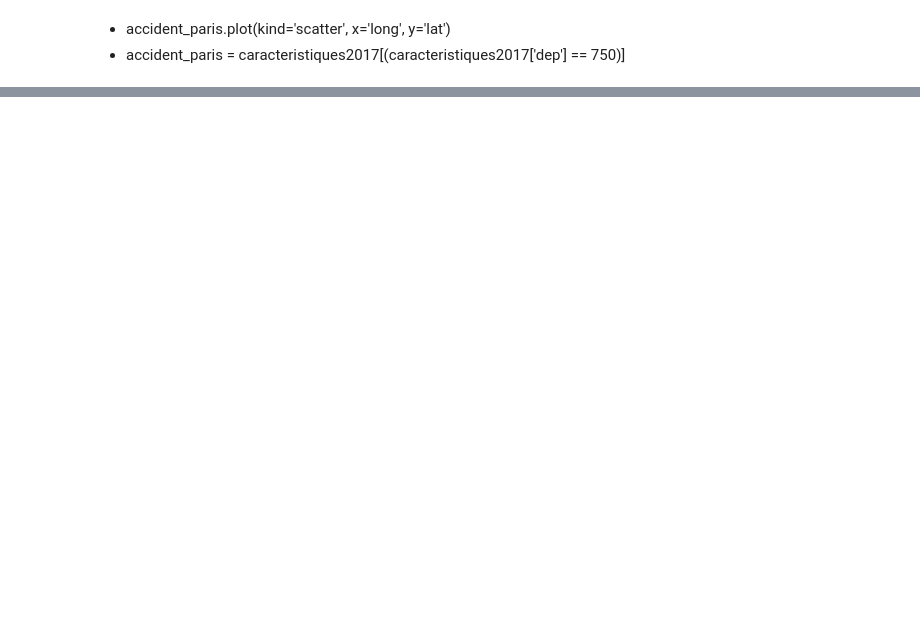
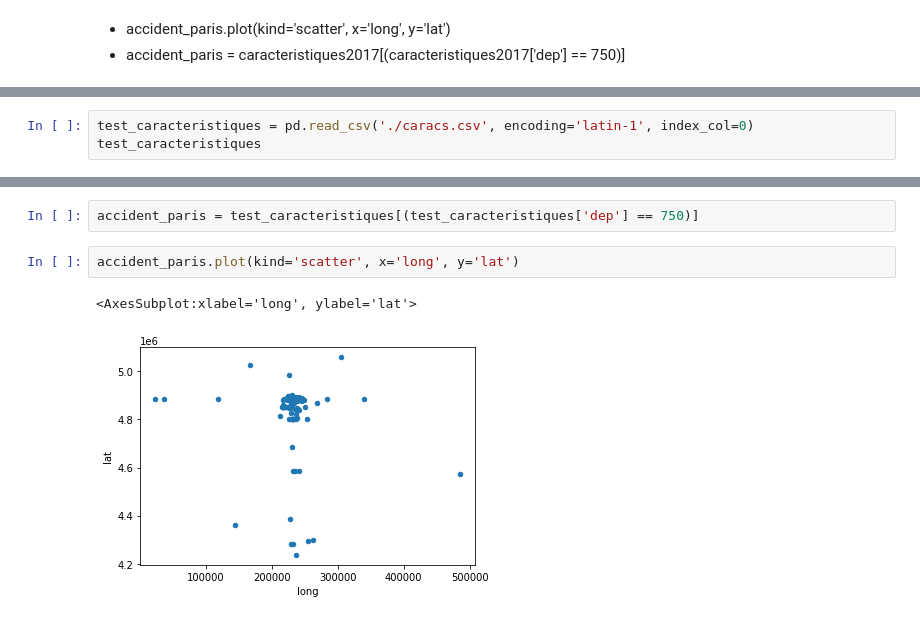
Before and after one commit to LucasLaurens/dataCollect, a Jupyter notebook: Pandas Exercices.ipynb, the cells around one changed output, grey strips where cells are left out. Saved outputs shown, nothing was run; the diff lists cells and outputs as text; blank space fills up the shorter version.

```diff
--- a/Pandas Exercices.ipynb
+++ b/Pandas Exercices.ipynb
@@ -517,0 +537,3 @@ dtype: int64
+# %%
+test_caracteristiques = pd.read_csv('./caracs.csv', encoding='latin-1', index_col=0)
+test_caracteristiques
@@ -517,0 +589,7 @@ dtype: int64
+# %%
+accident_paris = test_caracteristiques[(test_caracteristiques['dep'] == 750)]
+# %%
+accident_paris.plot(kind='scatter', x='long', y='lat')
+# %% [output]
+<AxesSubplot:xlabel='long', ylabel='lat'>
+[figure, added]
```
Also changed, not shown: parts of 7 cells of this notebook.
